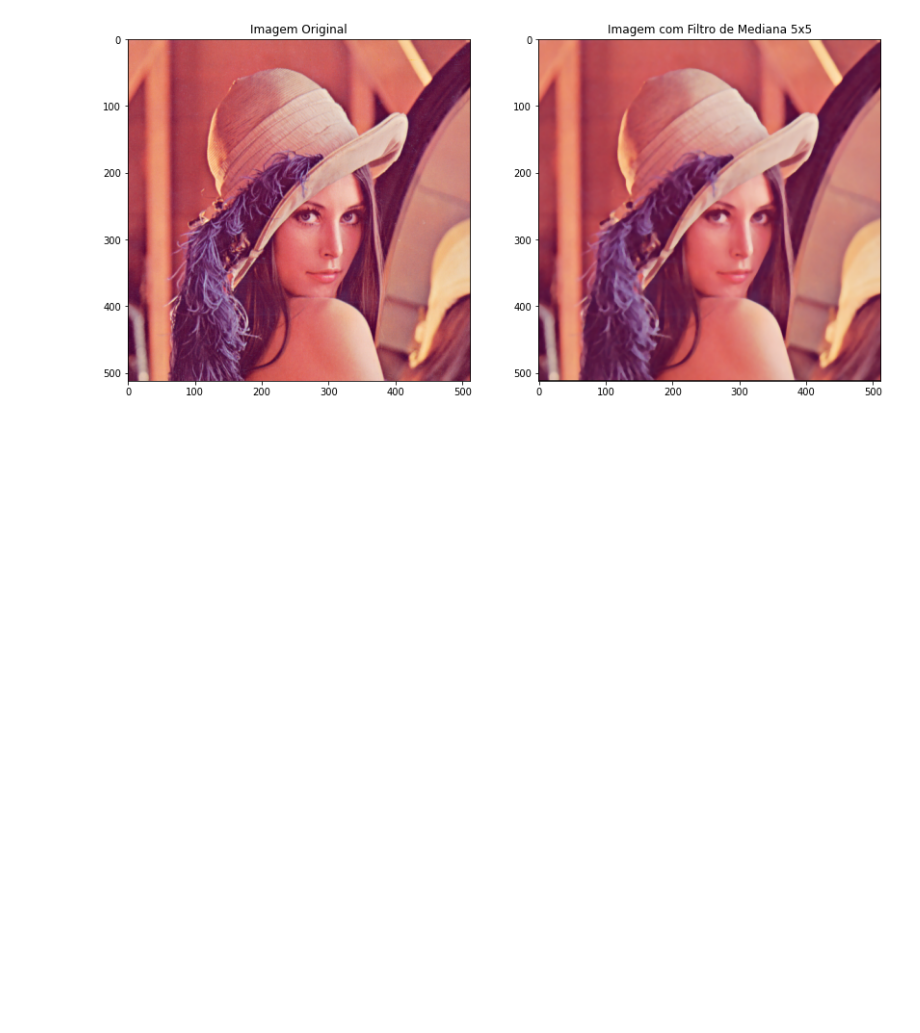
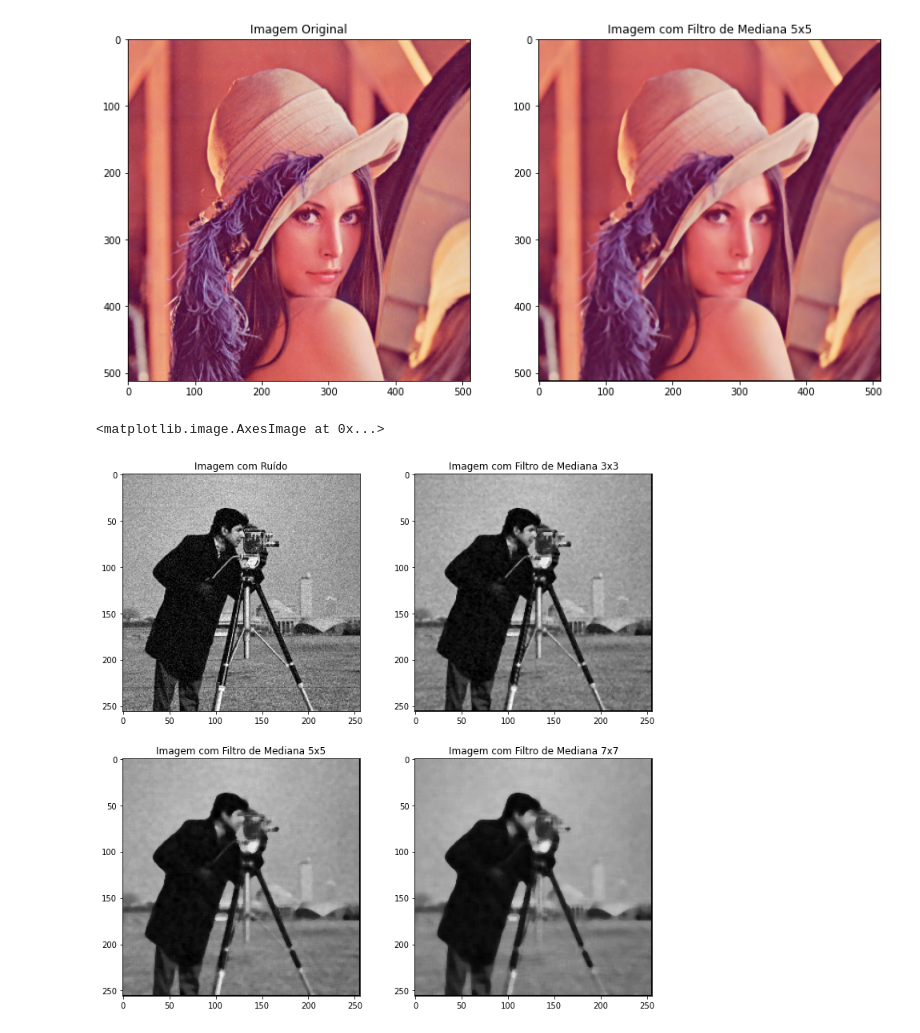
Before and after one commit to joaovicmendes/pdi-trabalho, a Jupyter notebook: Trabalho 1/src/Trabalho 1 – Filtros de Suavização Não Lineares.ipynb, the cells around one changed output. Cells and saved outputs as stored; diff of their text form; code cells hidden in the pictures; blank space fills up the shorter version.

Commit message:
Adicionado o teste de filtragem com ruido

```diff
--- a/Trabalho 1/src/Trabalho 1 – Filtros de Suavização Não Lineares.ipynb
+++ b/Trabalho 1/src/Trabalho 1 – Filtros de Suavização Não Lineares.ipynb
@@ -215,3 +215,36 @@ plt.imshow(img_smooth, cmap='gray', vmin=0, vmax=255)
 # %% [output]
 <matplotlib.image.AxesImage at 0x...>
 [figure]
+# %%
+# Utilizando o filtro para remoção de ruído
+img = plt.imread('cameraman.tiff')
+ruidosa = img.copy()
+m,n = img.shape
+ruido = np.random.normal(0,15,(m,n))
+ruidosa = ruidosa+ruido
+ruidosa[np.where(ruidosa>255)] = 255
+ruidosa[np.where(ruidosa<0)] = 0
+
+filtrada_1 = median(ruidosa, m=3, n=3)
+filtrada_2 = median(ruidosa, m=5, n=5)
+filtrada_3 = median(ruidosa, m=7, n=7)
+
+plt.figure(figsize=[12, 12])
+plt.subplot(2, 2, 1)
+plt.title("Imagem com Ruído")
+plt.imshow(ruidosa, cmap='gray', vmin=0, vmax=255)
+
+plt.subplot(2, 2, 2)
+plt.title("Imagem com Filtro de Mediana 3x3")
+plt.imshow(filtrada_1, cmap='gray', vmin=0, vmax=255)
+
+plt.subplot(2, 2, 3)
+plt.title("Imagem com Filtro de Mediana 5x5")
+plt.imshow(filtrada_2, cmap='gray', vmin=0, vmax=255)
+
+plt.subplot(2, 2, 4)
+plt.title("Imagem com Filtro de Mediana 7x7")
+plt.imshow(filtrada_3, cmap='gray', vmin=0, vmax=255)
+# %% [output]
+<matplotlib.image.AxesImage at 0x...>
+[figure, added]
```
Also changed, not shown: parts of 2 cells of this notebook, 1 other file.
